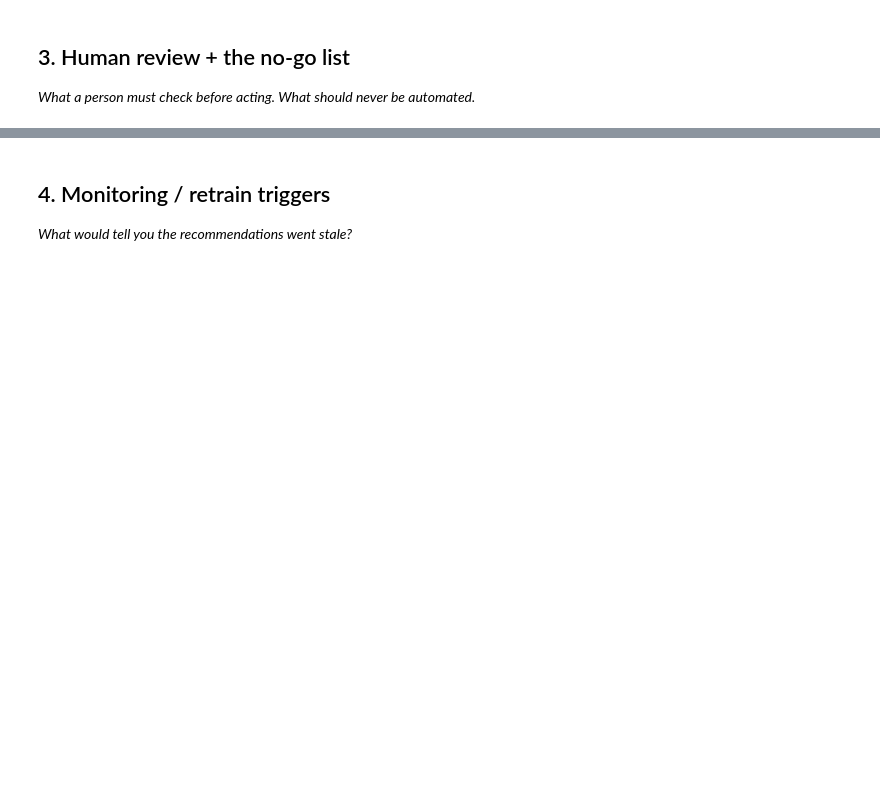
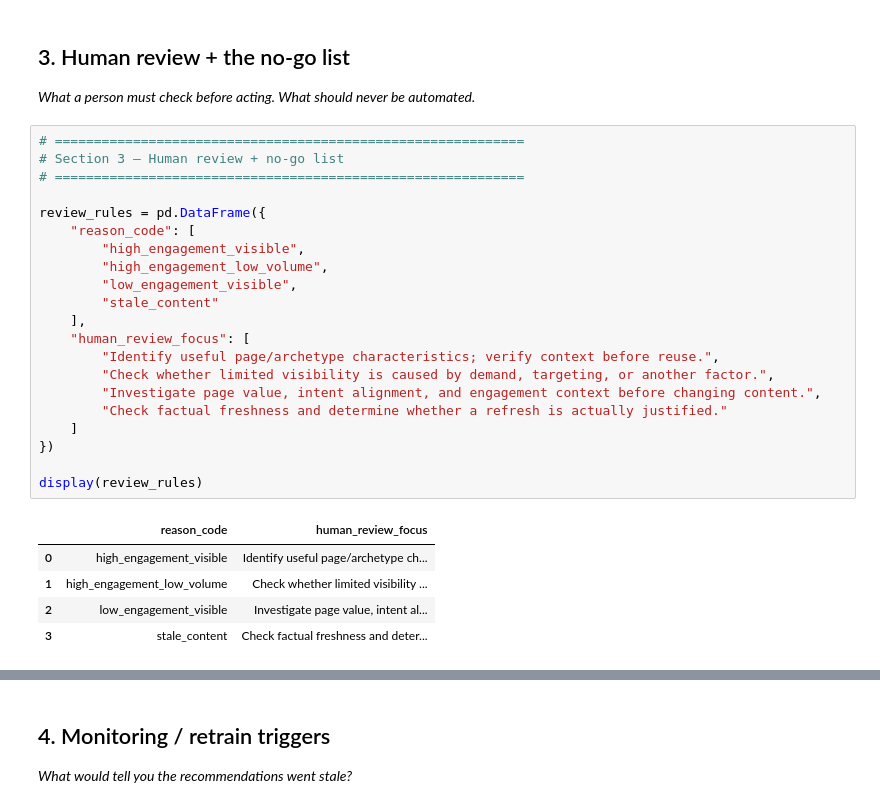
Before and after one commit to pr120107/flyrank-ml-internship, a Jupyter notebook: work/notebooks/w07_action_playbook.ipynb, the cells around one changed output, grey strips where cells are left out. Cells and saved outputs as stored; diff of their text form; blank space fills up the shorter version.

```diff
--- a/work/notebooks/w07_action_playbook.ipynb
+++ b/work/notebooks/w07_action_playbook.ipynb
@@ -18,3 +292,30 @@ This skeleton is yours to fill. Work the sections **in order** — each one has
 ## 3. Human review + the no-go list
 
 *What a person must check before acting. What should never be automated.*
+# %%
+# ============================================================
+# Section 3 — Human review + no-go list
+# ============================================================
+
+review_rules = pd.DataFrame({
+    "reason_code": [
+        "high_engagement_visible",
+        "high_engagement_low_volume",
+        "low_engagement_visible",
+        "stale_content"
+    ],
+    "human_review_focus": [
+        "Identify useful page/archetype characteristics; verify context before reuse.",
+        "Check whether limited visibility is caused by demand, targeting, or another factor.",
+        "Investigate page value, intent alignment, and engagement context before changing content.",
+        "Check factual freshness and determine whether a refresh is actually justified."
+    ]
+})
+
+display(review_rules)
+# %% [output]
+|  | reason_code | human_review_focus |
+| 0 | high_engagement_visible | Identify useful page/archetype ch... |
+| 1 | high_engagement_low_volume | Check whether limited visibility ... |
+| 2 | low_engagement_visible | Investigate page value, intent al... |
+| 3 | stale_content | Check factual freshness and deter... |
```
Also changed, not shown: parts of 14 cells of this notebook.
